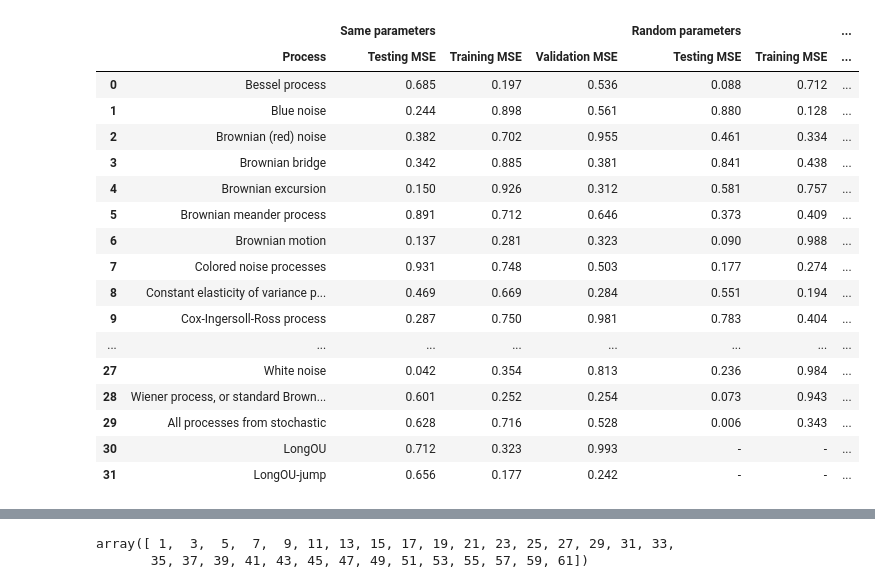
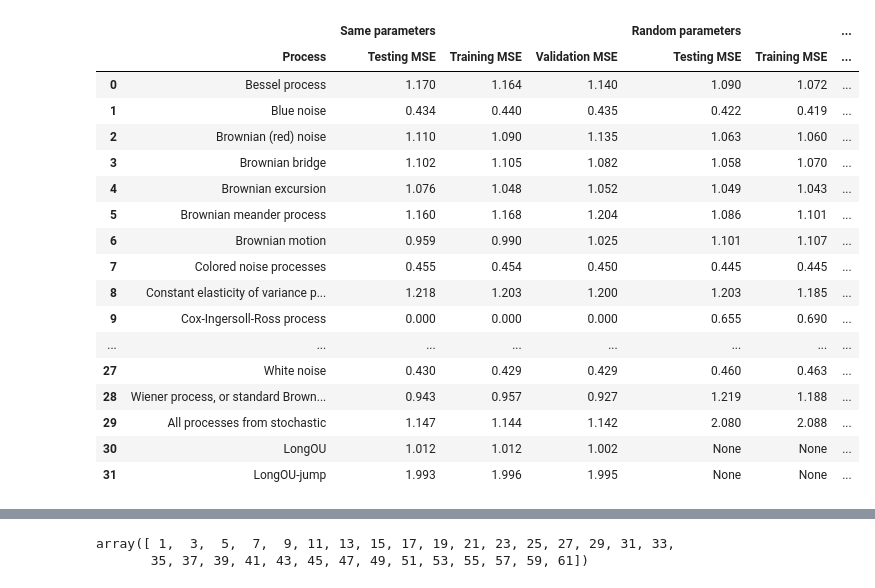
Before and after one commit to Chrillemis/Bachelors-Project-Christian-Lorentsen, a Jupyter notebook: Python/Atomspc/TestingTransformers.ipynb, the cells around one changed output, grey strips where cells are left out. Drawn from its saved outputs; the diff is of its cells as text; code cells hidden in the pictures.

```diff
--- a/Python/Atomspc/TestingTransformers.ipynb
+++ b/Python/Atomspc/TestingTransformers.ipynb
@@ -42,6 +32,3 @@ class PositionalEncoding(keras.layers.Layer):
         positions = tf.range(start=0, limit=tf.shape(inputs)[1], delta=1)
         position_embeddings = self.position_embedding(positions)
         return inputs + position_embeddings
-# %%
-name_split = most_recent_model_names[-1]
-name_split
@@ -55,10 +133,10 @@ name_split
 df = pd.DataFrame()
 def MSE(i):
     name_split = most_recent_model_names[i].split("_")
-    model = tf.keras.models.load_model(os.path.join(model_folder, most_recent_model_names[0]), custom_objects={'PositionalEncoding': PositionalEncoding})
-    testdata = tf.data.Dataset.load(os.path.join(dataset_folder, testdatasets[0]))
-    traindata = tf.data.Dataset.load(os.path.join(dataset_folder, traindatasets[0]))
-    valdata = tf.data.Dataset.load(os.path.join(dataset_folder, valdatasets[0]))
+    model = tf.keras.models.load_model(os.path.join(model_folder, most_recent_model_names[i]), custom_objects={'PositionalEncoding': PositionalEncoding})
+    testdata = tf.data.Dataset.load(os.path.join(dataset_folder, testdatasets[i]))
+    traindata = tf.data.Dataset.load(os.path.join(dataset_folder, traindatasets[i]))
+    valdata = tf.data.Dataset.load(os.path.join(dataset_folder, valdatasets[i]))
 
     testloss = model.evaluate(testdata, verbose=0)
     trainloss = model.evaluate(traindata, verbose=0)
@@ -79,7 +157,7 @@ models = []
 cols = ["Process", "uni_Testing MSE", "uni_Training MSE", "uni_Validation MSE", "rand_Testing MSE", "rand_Training MSE", "rand_Validation MSE"]
 dd = {c: [] for c in cols}
 
-for i in range(60):
+for i in range(62):
     name, model, testMSE, trainMSE, valMSE = MSE(i)
 
     if name not in dd["Process"]:
@@ -92,15 +170,3 @@ for i in range(60):
         dd['rand_Testing MSE'].append(testMSE)
         dd['rand_Training MSE'].append(trainMSE)
         dd['rand_Validation MSE'].append(valMSE)
-
-for i in range(60, 62):
-    name, model, testMSE, trainMSE, valMSE = MSE(i)
-    dd["Process"].append(name)
-
-    if model == "Same":
-        dd['uni_Testing MSE'].append(testMSE)
-        dd['uni_Training MSE'].append(trainMSE)
-        dd['uni_Validation MSE'].append(valMSE)
-        dd['rand_Testing MSE'].append("-")
-        dd['rand_Training MSE'].append("-")
-        dd['rand_Validation MSE'].append("-")
@@ -116,10 +173,6 @@ for i in range(60, 62):
 # %%
-df = pd.DataFrame(dd)
-# len(dd["rand_Testing MSE"])
-# [len(x) for x in list(dd.values())]
+df = pd.DataFrame.from_dict(dd, orient='index').transpose()
 
 df.loc[31, 'Process'] = "LongOU-jump"
 columns = [("", "Process")] + [("Same parameters" if x.startswith("uni") else "Random parameters", x.removeprefix("uni_").removeprefix("rand_")) for x in df.columns[1:]]
 df.columns=pd.MultiIndex.from_tuples(columns)
-# columns
-df
@@ -149,52 +183,52 @@ path_to_tex = os.path.join(Git_Folder, "67a9c89827d61417b921f8b8", "Tables", "MS
 
 styler = df.style
 
-(styler.background_gradient(cmap='YlOrRd', axis = 0))
+styler = df.style.background_gradient(cmap='YlOrRd', subset = df.columns[1:])
 
 styler.format(precision=3)
 styler.to_latex(
     path_to_tex,
     # float_format="%.2f",
     caption="Processes used for magnetic field profiles, including their mean, variance and arguments passed. The colormap is applied along the columns",
     label="tab:process",
-    clines="skip-last;data",
+    # clines="skip-last;data",
     convert_css=True,
     position_float="centering",
     multicol_align="|c|",
     hrules=True,
     position="h!"
 )
 
 with open(path_to_tex, "r+") as f:
     # print(f.read())
     # print(f.read().replace("\\begin{tabular}", "\n\n\n"))
     text = f.read().replace("\\begin{tabular}{", "\\resizebox{\\textwidth}{!}{ \n \\begin{tabular}{")
     text = text.replace("\\end{tabular}\n", "\\end{tabular} \n}\n")
     # print(text)
     f.seek(0)
     f.write(text)
     f.close()
 
 styler
 # %% [output]
 |  |  | Same parameters |  |  | Random parameters |  | ... |
 |  | Process | Testing MSE | Training MSE | Validation MSE | Testing MSE | Training MSE | ... |
-| 0 | Bessel process | 0.685 | 0.197 | 0.536 | 0.088 | 0.712 | ... |
-| 1 | Blue noise | 0.244 | 0.898 | 0.561 | 0.880 | 0.128 | ... |
-| 2 | Brownian (red) noise | 0.382 | 0.702 | 0.955 | 0.461 | 0.334 | ... |
-| 3 | Brownian bridge | 0.342 | 0.885 | 0.381 | 0.841 | 0.438 | ... |
-| 4 | Brownian excursion | 0.150 | 0.926 | 0.312 | 0.581 | 0.757 | ... |
-| 5 | Brownian meander process | 0.891 | 0.712 | 0.646 | 0.373 | 0.409 | ... |
-| 6 | Brownian motion | 0.137 | 0.281 | 0.323 | 0.090 | 0.988 | ... |
-| 7 | Colored noise processes | 0.931 | 0.748 | 0.503 | 0.177 | 0.274 | ... |
-| 8 | Constant elasticity of variance p... | 0.469 | 0.669 | 0.284 | 0.551 | 0.194 | ... |
-| 9 | Cox-Ingersoll-Ross process | 0.287 | 0.750 | 0.981 | 0.783 | 0.404 | ... |
+| 0 | Bessel process | 1.170 | 1.164 | 1.140 | 1.090 | 1.072 | ... |
+| 1 | Blue noise | 0.434 | 0.440 | 0.435 | 0.422 | 0.419 | ... |
+| 2 | Brownian (red) noise | 1.110 | 1.090 | 1.135 | 1.063 | 1.060 | ... |
+| 3 | Brownian bridge | 1.102 | 1.105 | 1.082 | 1.058 | 1.070 | ... |
+| 4 | Brownian excursion | 1.076 | 1.048 | 1.052 | 1.049 | 1.043 | ... |
+| 5 | Brownian meander process | 1.160 | 1.168 | 1.204 | 1.086 | 1.101 | ... |
+| 6 | Brownian motion | 0.959 | 0.990 | 1.025 | 1.101 | 1.107 | ... |
+| 7 | Colored noise processes | 0.455 | 0.454 | 0.450 | 0.445 | 0.445 | ... |
+| 8 | Constant elasticity of variance p... | 1.218 | 1.203 | 1.200 | 1.203 | 1.185 | ... |
+| 9 | Cox-Ingersoll-Ross process | 0.000 | 0.000 | 0.000 | 0.655 | 0.690 | ... |
 | ... | ... | ... | ... | ... | ... | ... | ... |
-| 27 | White noise | 0.042 | 0.354 | 0.813 | 0.236 | 0.984 | ... |
-| 28 | Wiener process, or standard Brown... | 0.601 | 0.252 | 0.254 | 0.073 | 0.943 | ... |
-| 29 | All processes from stochastic | 0.628 | 0.716 | 0.528 | 0.006 | 0.343 | ... |
-| 30 | LongOU | 0.712 | 0.323 | 0.993 | - | - | ... |
-| 31 | LongOU-jump | 0.656 | 0.177 | 0.242 | - | - | ... |
+| 27 | White noise | 0.430 | 0.429 | 0.429 | 0.460 | 0.463 | ... |
+| 28 | Wiener process, or standard Brown... | 0.943 | 0.957 | 0.927 | 1.219 | 1.188 | ... |
+| 29 | All processes from stochastic | 1.147 | 1.144 | 1.142 | 2.080 | 2.088 | ... |
+| 30 | LongOU | 1.012 | 1.012 | 1.002 | None | None | ... |
+| 31 | LongOU-jump | 1.993 | 1.996 | 1.995 | None | None | ... |
 # %%
 !pip install Jinja2
 # %% [output]
```
Also changed, not shown: parts of 17 cells of this notebook.
